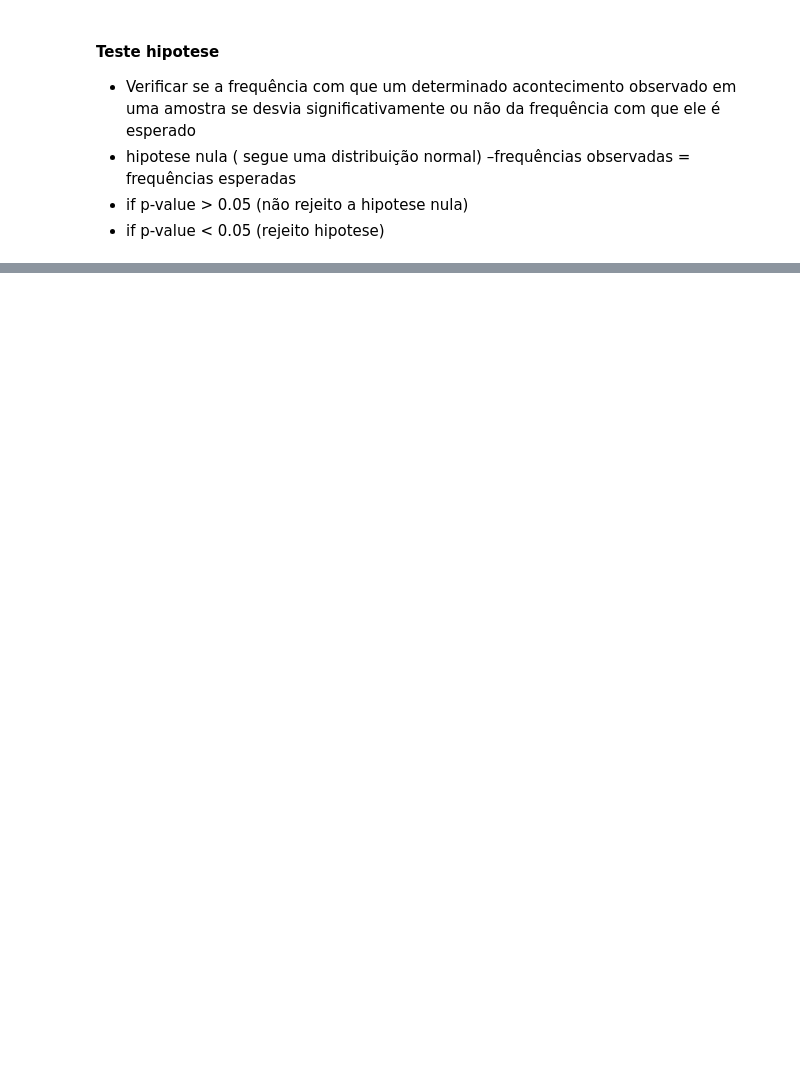
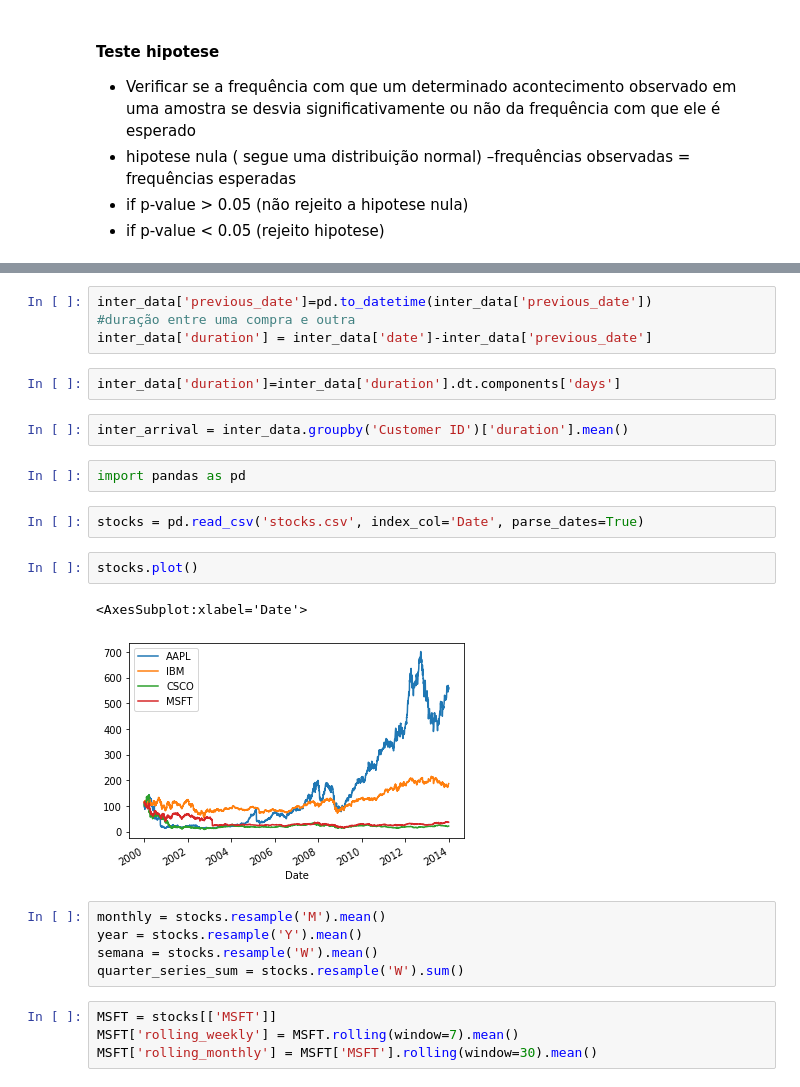
Before and after one commit to CaroliAgro/supply_chain, a Jupyter notebook: supply.ipynb, the cells around one changed output, grey strips where cells are left out. Saved outputs shown, nothing was run; the diff lists cells and outputs as text; blank space fills up the shorter version.

```diff
--- a/supply.ipynb
+++ b/supply.ipynb
@@ -140,0 +221,26 @@ pricing.head()
+# %%
+inter_data['previous_date']=pd.to_datetime(inter_data['previous_date'])
+#duração entre uma compra e outra
+inter_data['duration'] = inter_data['date']-inter_data['previous_date']
+# %%
+inter_data['duration']=inter_data['duration'].dt.components['days']
+# %%
+inter_arrival = inter_data.groupby('Customer ID')['duration'].mean()
+# %%
+import pandas as pd
+# %%
+stocks = pd.read_csv('stocks.csv', index_col='Date', parse_dates=True)
+# %%
+stocks.plot()
+# %% [output]
+<AxesSubplot:xlabel='Date'>
+[figure, added]
+# %%
+monthly = stocks.resample('M').mean()
+year = stocks.resample('Y').mean()
+semana = stocks.resample('W').mean()
+quarter_series_sum = stocks.resample('W').sum()
+# %%
+MSFT = stocks[['MSFT']]
+MSFT['rolling_weekly'] = MSFT.rolling(window=7).mean()
+MSFT['rolling_monthly'] = MSFT['MSFT'].rolling(window=30).mean()
```
Also changed, not shown: parts of 31 cells of this notebook, 6 other files.
